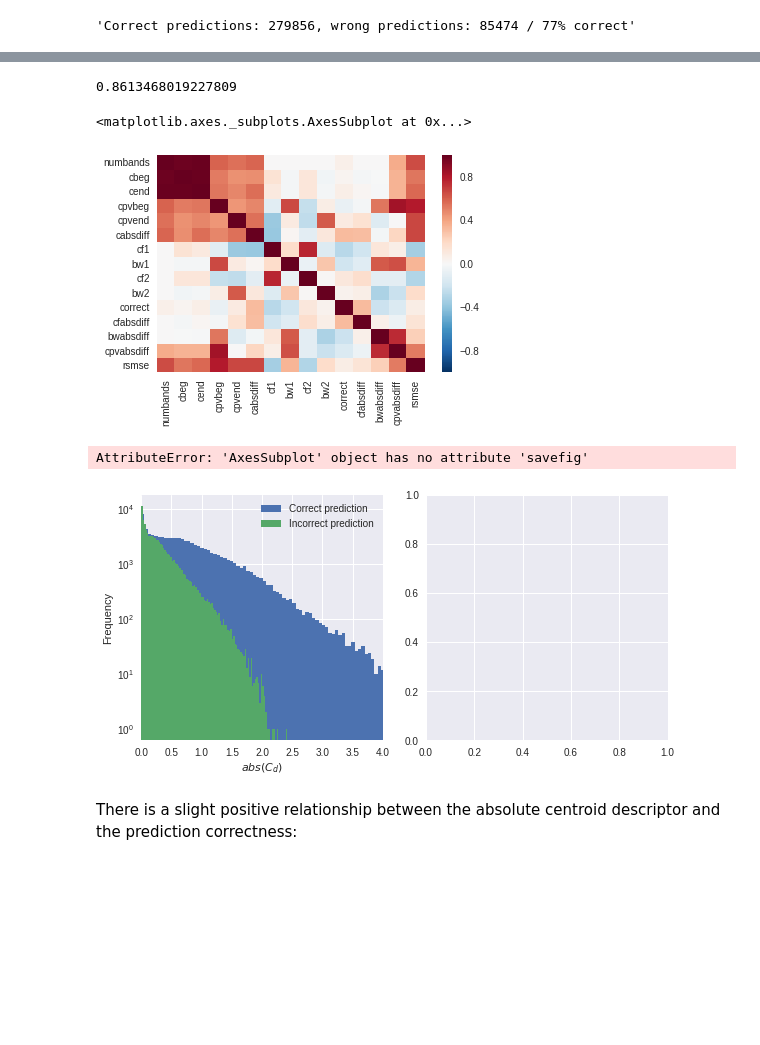
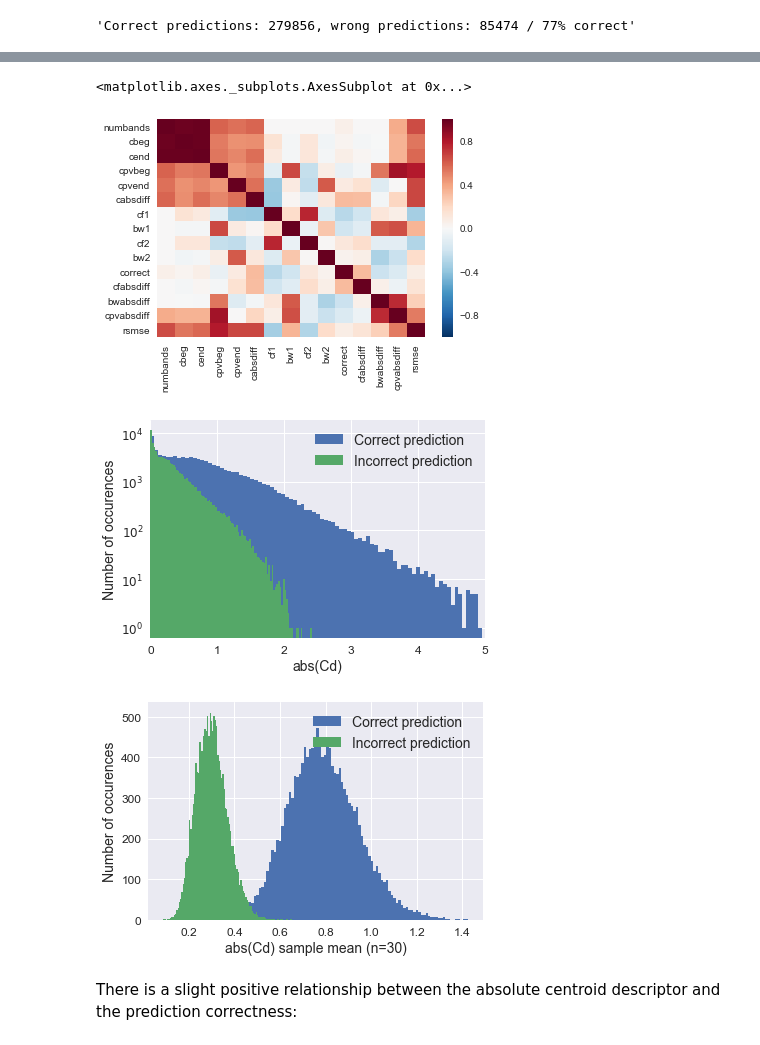
Before and after one commit to ech2/papers, a Jupyter notebook: dafx17/exp2_synthetic_noises.ipynb, the cells around one changed output, grey strips where cells are left out. Saved outputs shown, nothing was run; the diff lists cells and outputs as text; code cells hidden in the pictures; blank space fills up the shorter version.

```diff
--- a/dafx17/exp2_synthetic_noises.ipynb
+++ b/dafx17/exp2_synthetic_noises.ipynb
@@ -19,6 +19,10 @@ from sklearn.metrics import mean_squared_error as ms_err
 import framework ; framework = reload(framework) ; from framework import *
 import dsp ; dsp = reload(dsp) ; from dsp import *
 import plotting ; plotting = reload(plotting) ; from plotting import *
+
+plotting.plt.rcParams.update({'font.size': 14})
+matplotlib.rcParams.update({'font.size': 14})
+
 %matplotlib inline
 # %% [markdown]
 ## Generate DataFrames from file names
@@ -180,42 +162,40 @@ f1_score(noise_data_calc.dirorig, noise_data_calc.dirpred, labels=['up', 'down',
-# %%
-f1_score(tmp.dirorig, tmp.dirpred, labels=['up', 'down', 'still'], average='micro')
-# %% [output]
-0.8613468019227809
 # %%
 sns.heatmap(noise_data_calc.corr())
 # %% [output]
 <matplotlib.axes._subplots.AxesSubplot at 0x...>
-[figure, old version]
+[figure, new version]
 # %%
 def calc_sm(x, sample_size=20, iters=15000):
     return pd.Series([x.abs().sample(sample_size).mean() for _ in range(iters)])
 # %%
 c_correct_sm = calc_sm(pred_correct_cdiff)
 c_error_sm = calc_sm(pred_error_cdiff)
-# %%
-fig2, (ax1, ax2) = plt.subplots(1, 2, figsize=(8, 4))
-fig2.tight_layout(w_pad=1.5)
-
-pred_correct_cdiff.sample(len(pred_error_cdiff)).abs().hist(bins=100, ax=ax1)
-pred_error_cdiff.abs().hist(bins=100, ax=ax1)
-ax1.set_xlim([0, 4])
-ax1.set_yscale('log')
-ax1.set_xlabel('$abs(C_d)$')
-ax1.set_ylabel('Frequency')
-ax1.legend(['Correct prediction', 'Incorrect prediction'])
-ax1.savefig('2cdiff-a.pdf')
-# sns.distplot(c_correct_sm, rug=True, ax=ax2)
-# sns.distplot(c_error_sm, rug=True, ax=ax2)
-c_correct_sm.hist(bins=100, ax=ax2)
-c_error_sm.hist(bins=100, ax=ax2)
-ax2.set_xlabel('$abs(C_d)$ sample mean (n=30)')
-ax2.set_ylabel('Frequency')
-ax2.legend(['Correct prediction', 'Incorrect prediction'])
-ax2.savefig('2cdiff-b.pdf')
-fig2.plot()
-# %% [output]
-AttributeError: 'AxesSubplot' object has no attribute 'savefig'
-[figure, removed]
+# %%
+pred_correct_cdiff.sample(len(pred_error_cdiff)).abs().hist(bins=100)
+pred_error_cdiff.abs().hist(bins=100)
+ax = plt.gca()
+ax.set_xlim([0, 5])
+ax.set_yscale('log')
+ax.set_xlabel('abs(Cd)', fontsize=14)
+ax.set_ylabel('Number of occurences', fontsize=14)
+ax.legend(['Correct prediction', 'Incorrect prediction'], prop={'size': 14})
+for item in (ax.get_xticklabels() + ax.get_yticklabels()):
+    item.set_fontsize(12)
+plt.savefig('2cdiff-a.pdf')
+# %% [output]
+[figure, added]
+# %%
+c_correct_sm.hist(bins=100)
+c_error_sm.hist(bins=100)
+ax = plt.gca()
+ax.set_xlabel('abs(Cd) sample mean (n=30)', fontsize=14)
+ax.set_ylabel('Number of occurences', fontsize=14)
+ax.legend(['Correct prediction', 'Incorrect prediction'], prop={'size': 14})
+for item in (ax.get_xticklabels() + ax.get_yticklabels()):
+    item.set_fontsize(12)
+plt.savefig('2cdiff-b.pdf')
+# %% [output]
+[figure, added]
 # %% [markdown]
 There is a slight positive relationship between the absolute centroid descriptor and the prediction correctness:
 # %%
```
Also changed, not shown: parts of 22 cells of this notebook.
